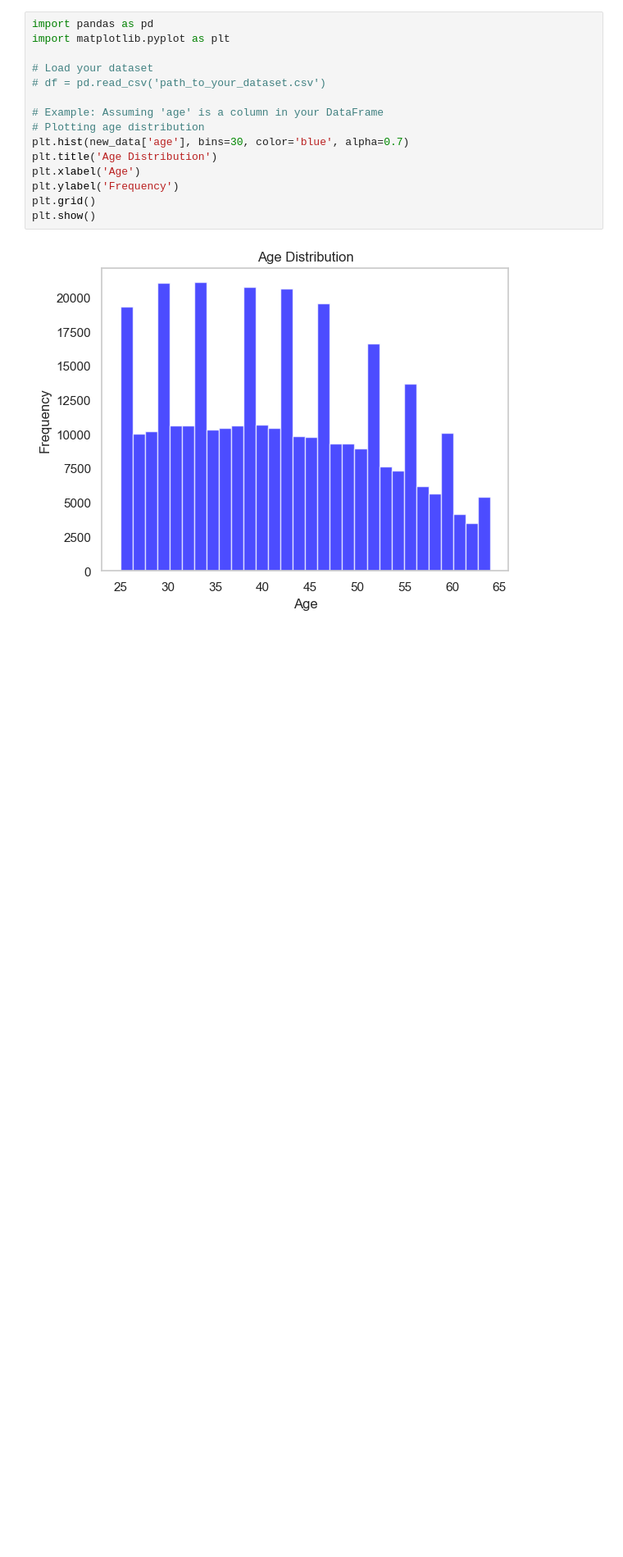
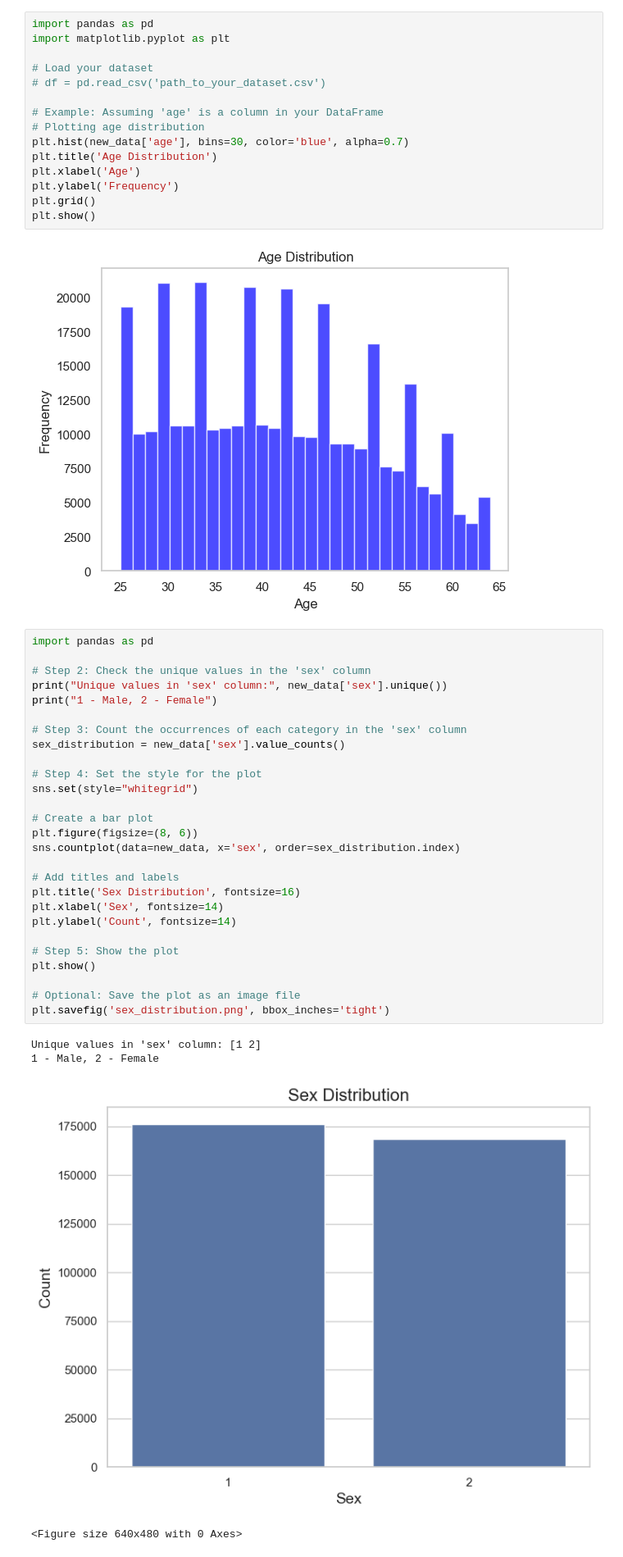
Before and after one commit to dhyutin/msai339-data-science-project, a Jupyter notebook: data_preprocessing.ipynb, the cells around one changed output. Shown at 82% size. Drawn from its saved outputs; the diff is of its cells as text; blank space fills up the shorter version.

```diff
--- a/data_preprocessing.ipynb
+++ b/data_preprocessing.ipynb
@@ -445,4 +445,36 @@ plt.grid()
 plt.show()
 # %% [output]
 [figure]
+# %%
+import pandas as pd
+
+# Step 2: Check the unique values in the 'sex' column
+print("Unique values in 'sex' column:", new_data['sex'].unique())
+print("1 - Male, 2 - Female")
+
+# Step 3: Count the occurrences of each category in the 'sex' column
+sex_distribution = new_data['sex'].value_counts()
+
+# Step 4: Set the style for the plot
+sns.set(style="whitegrid")
+
+# Create a bar plot
+plt.figure(figsize=(8, 6))
+sns.countplot(data=new_data, x='sex', order=sex_distribution.index)
+
+# Add titles and labels
+plt.title('Sex Distribution', fontsize=16)
+plt.xlabel('Sex', fontsize=14)
+plt.ylabel('Count', fontsize=14)
+
+# Step 5: Show the plot
+plt.show()
+
+# Optional: Save the plot as an image file
+plt.savefig('sex_distribution.png', bbox_inches='tight')
+# %% [output]
+Unique values in 'sex' column: [1 2]
+1 - Male, 2 - Female
+[figure, added]
+<Figure size 640x480 with 0 Axes>
 # %%
```
Also changed, not shown: parts of 5 cells of this notebook.
